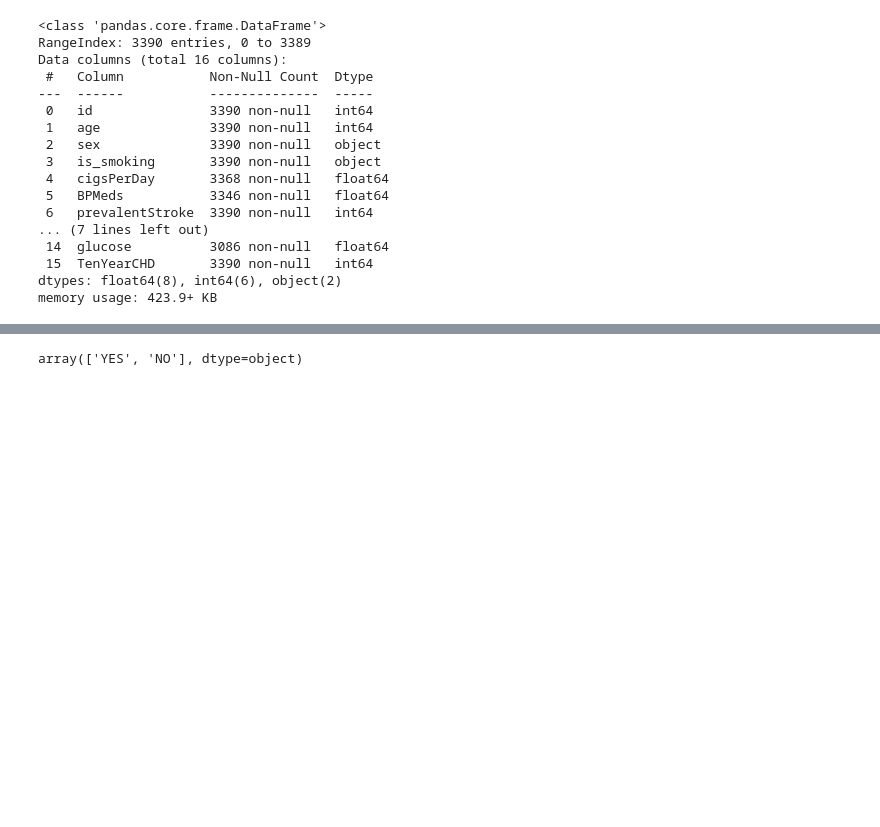
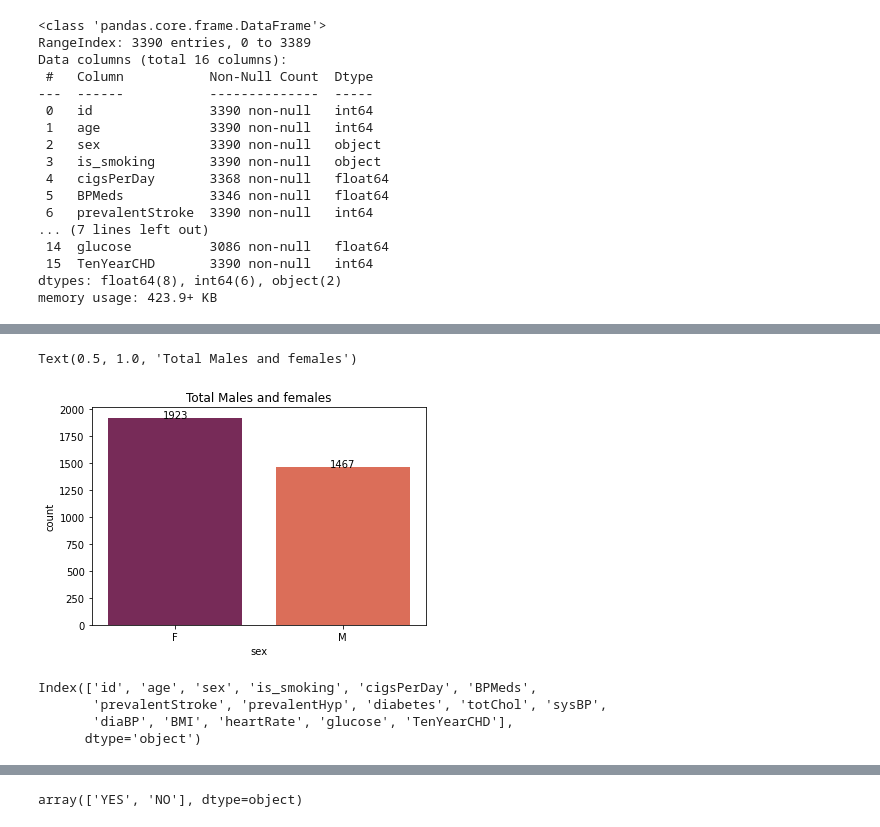
Before and after one commit to Souvik0651/Cardiovascular-Risk-Prediction--classification-, a Jupyter notebook: Cardiovascular_Risk_Prediction.ipynb, the cells around one changed output, grey strips where cells are left out. Saved outputs shown, nothing was run; the diff lists cells and outputs as text; code cells hidden in the pictures; blank space fills up the shorter version.

```diff
--- a/Cardiovascular_Risk_Prediction.ipynb
+++ b/Cardiovascular_Risk_Prediction.ipynb
@@ -92,0 +162,13 @@ memory usage: 423.9+ KB
+# %%
+visulaise(sns.countplot(x='sex',data=df,palette="rocket"))
+plt.title('Total Males and females')
+# %% [output]
+Text(0.5, 1.0, 'Total Males and females')
+[figure, added]
+# %%
+df.columns
+# %% [output]
+Index(['id', 'age', 'sex', 'is_smoking', 'cigsPerDay', 'BPMeds',
+       'prevalentStroke', 'prevalentHyp', 'diabetes', 'totChol', 'sysBP',
+       'diaBP', 'BMI', 'heartRate', 'glucose', 'TenYearCHD'],
+      dtype='object')
```
Also changed, not shown: parts of 42 cells of this notebook.
